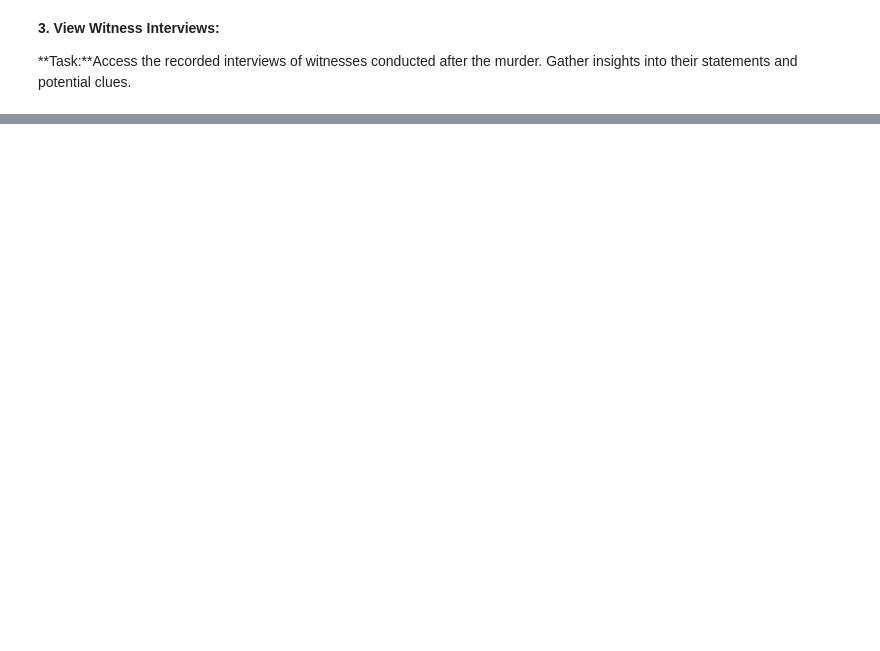
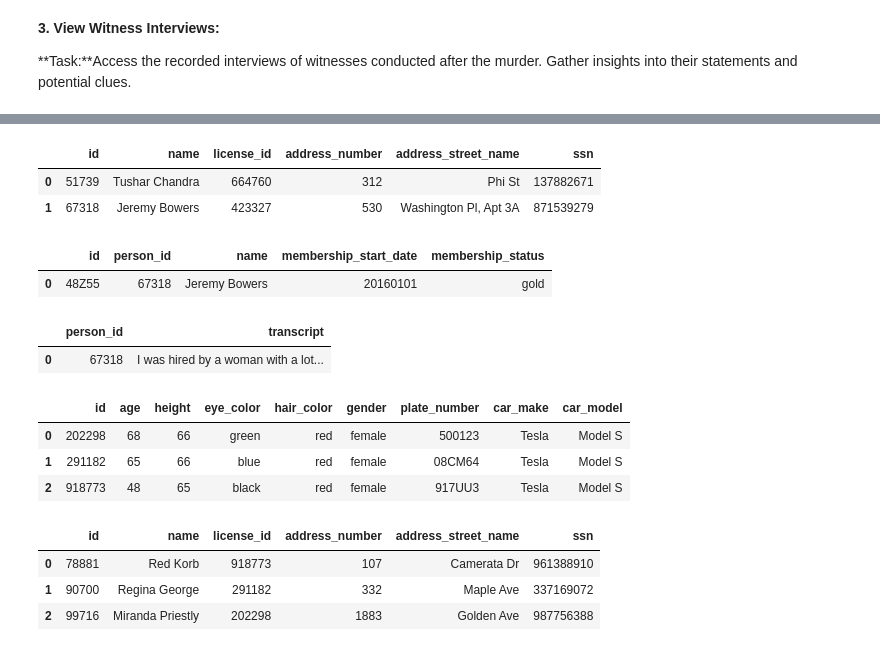
Before and after one commit to NitheeshMS/SQL-Murder-Mystery-, a Jupyter notebook: Murder_Mystry_Solved.ipynb, the cells around one changed output, grey strips where cells are left out. Cells and saved outputs as stored; diff of their text form; code cells hidden in the pictures; blank space fills up the shorter version.

```diff
--- a/Murder_Mystry_Solved.ipynb
+++ b/Murder_Mystry_Solved.ipynb
@@ -10563,0 +133,77 @@ Intern
+# %%
+# Create a cursor object to execute SQL queries
+cursor = conn.cursor()
+
+# SQL query to retrieve witness interviews
+query = """
+    SELECT *
+    FROM person
+    WHERE license_id = "423327" or license_id = "664760";
+
+    """
+pd.read_sql_query(query,conn)
+# %% [output]
+|  | id | name | license_id | address_number | address_street_name | ssn |
+| 0 | 51739 | Tushar Chandra | 664760 | 312 | Phi St | 137882671 |
+| 1 | 67318 | Jeremy Bowers | 423327 | 530 | Washington Pl, Apt 3A | 871539279 |
+# %%
+# Create a cursor object to execute SQL queries
+cursor = conn.cursor()
+
+# SQL query to retrieve witness interviews
+query = """
+    SELECT *
+    FROM get_fit_now_member
+    WHERE person_id = "51739" OR person_id="67318"
+    """
+pd.read_sql_query(query,conn)
+# %% [output]
+|  | id | person_id | name | membership_start_date | membership_status |
+| 0 | 48Z55 | 67318 | Jeremy Bowers | 20160101 | gold |
+# %%
+# Create a cursor object to execute SQL queries
+cursor = conn.cursor()
+
+# SQL query to retrieve witness interviews
+query = """
+    SELECT *
+    FROM interview
+    WHERE person_id="67318"
+
+    """
+pd.read_sql_query(query,conn)
+# %% [output]
+|  | person_id | transcript |
+| 0 | 67318 | I was hired by a woman with a lot... |
+# %%
+# Create a cursor object to execute SQL queries
+cursor = conn.cursor()
+
+# SQL query to retrieve witness interviews
+query = """
+    SELECT *
+    FROM drivers_license
+    WHERE car_make = "Tesla" AND car_model="Model S" AND gender = "female" AND hair_color = "red";
+    """
+pd.read_sql_query(query,conn)
+# %% [output]
+|  | id | age | height | eye_color | hair_color | gender | plate_number | car_make | car_model |
+| 0 | 202298 | 68 | 66 | green | red | female | 500123 | Tesla | Model S |
+| 1 | 291182 | 65 | 66 | blue | red | female | 08CM64 | Tesla | Model S |
+| 2 | 918773 | 48 | 65 | black | red | female | 917UU3 | Tesla | Model S |
+# %%
+# Create a cursor object to execute SQL queries
+cursor = conn.cursor()
+
+# SQL query to retrieve witness interviews
+query = """
+    SELECT *
+    FROM person
+    WHERE license_id = "202298" OR license_id = "291182" OR license_id="918773";
+    """
+pd.read_sql_query(query,conn)
+# %% [output]
+|  | id | name | license_id | address_number | address_street_name | ssn |
+| 0 | 78881 | Red Korb | 918773 | 107 | Camerata Dr | 961388910 |
+| 1 | 90700 | Regina George | 291182 | 332 | Maple Ave | 337169072 |
+| 2 | 99716 | Miranda Priestly | 202298 | 1883 | Golden Ave | 987756388 |
```
Also changed, not shown: parts of 29 cells of this notebook.
